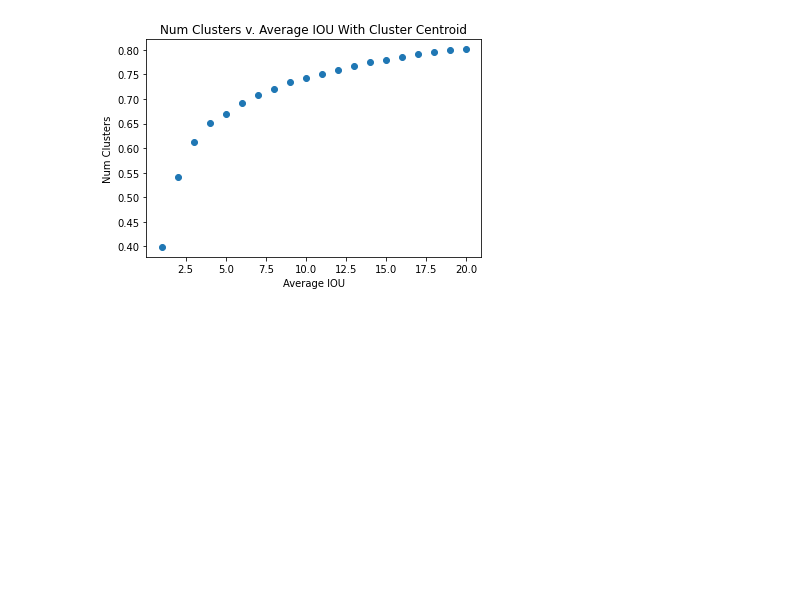
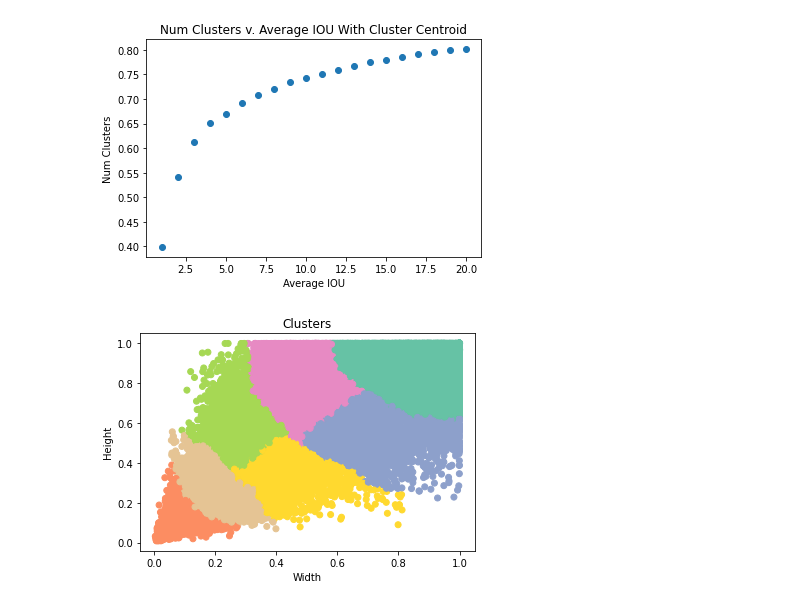
Before and after one commit to avickars/Dog-Application, a Jupyter notebook: dog-detection-model/k-means-clustering.ipynb, the cells around one changed output. Saved outputs shown, nothing was run; the diff lists cells and outputs as text; code cells hidden in the pictures; blank space fills up the shorter version.

Commit message:
added scatterplot to k-means and saved centroids as .npy

```diff
--- a/dog-detection-model/k-means-clustering.ipynb
+++ b/dog-detection-model/k-means-clustering.ipynb
@@ -60,0 +59,18 @@ np.savetxt('centroids.csv', centroids, delimiter=',')
+# %%
+import seaborn as sns
+
+trainLabels['Cluster'] = clusters
+
+rgb_values = sns.color_palette("Set2", 7)
+
+color_labels = trainLabels['Cluster'].unique()
+
+color_map = dict(zip(color_labels, rgb_values))
+
+plt.title("Clusters")
+plt.scatter(trainLabels['width'], trainLabels['height'], c=trainLabels['Cluster'].map(color_map))
+plt.xlabel('Width')
+plt.ylabel('Height')
+plt.show()
+# %% [output]
+[figure, added]
```
Also changed, not shown: parts of 4 cells of this notebook, 2 other files.
